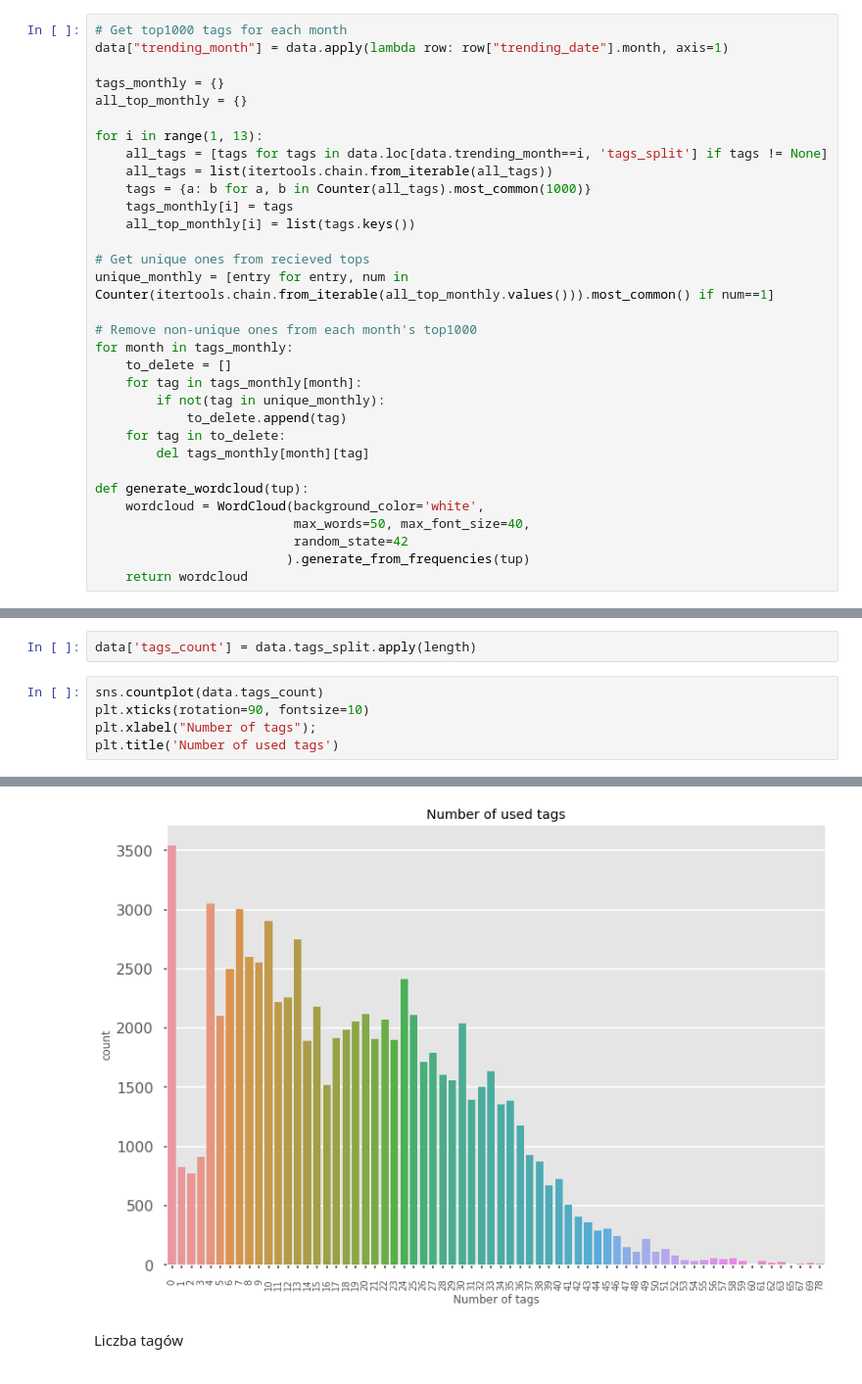
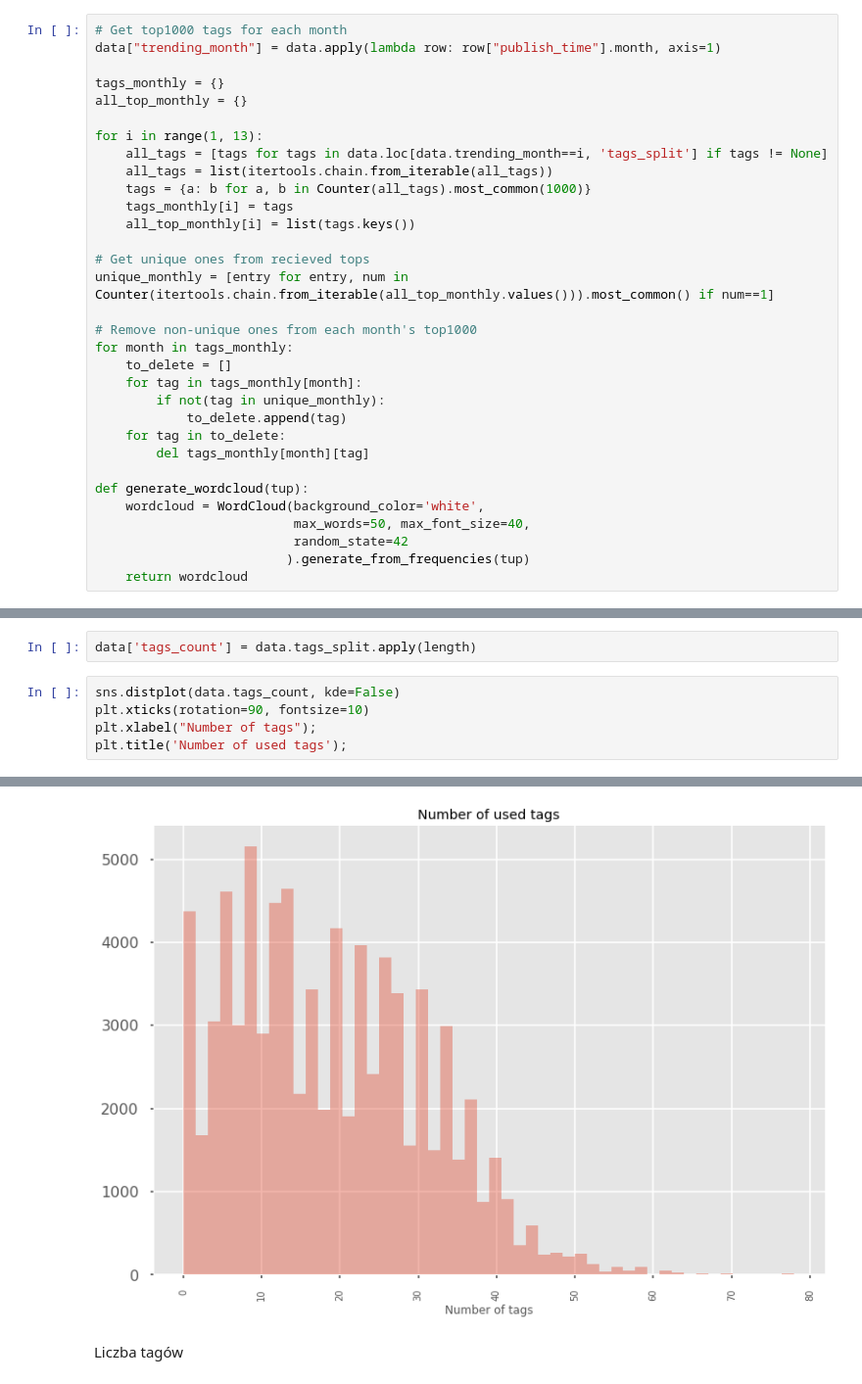
Before and after one commit to marrry/PED_YT, a Jupyter notebook: wstepne_wykresy.ipynb, the cells around one changed output, grey strips where cells are left out. Shown at 98% size. Saved outputs shown, nothing was run; the diff lists cells and outputs as text.

```diff
--- a/wstepne_wykresy.ipynb
+++ b/wstepne_wykresy.ipynb
@@ -309,7 +305,7 @@ plt.title("Most used tags");
 Na powyższej grafice przedstawiono najczęściej występujące tagi. Większość z nich związana jest z rozrywką i spędzaniem czasu wolnego.
 # %%
 # Get top1000 tags for each month
-data["trending_month"] = data.apply(lambda row: row["trending_date"].month, axis=1)
+data["trending_month"] = data.apply(lambda row: row["publish_time"].month, axis=1)
 
 tags_monthly = {}
 all_top_monthly = {}
@@ -641,8 +633,8 @@ Zdecydowana większość filmów jest opisana tagami, które zostały również
 # %%
 data['tags_count'] = data.tags_split.apply(length)
 # %%
-sns.countplot(data.tags_count)
+sns.distplot(data.tags_count, kde=False)
 plt.xticks(rotation=90, fontsize=10)
 plt.xlabel("Number of tags");
-plt.title('Number of used tags')
+plt.title('Number of used tags');
 # %% [output]
@@ -650,4 +641,4 @@ Text(0.5, 1.0, 'Number of used tags')
-[figure, old version]
+[figure, new version]
 # %% [markdown]
 Liczba tagów
 # %% [markdown]
```
Also changed, not shown: parts of 34 cells of this notebook.
